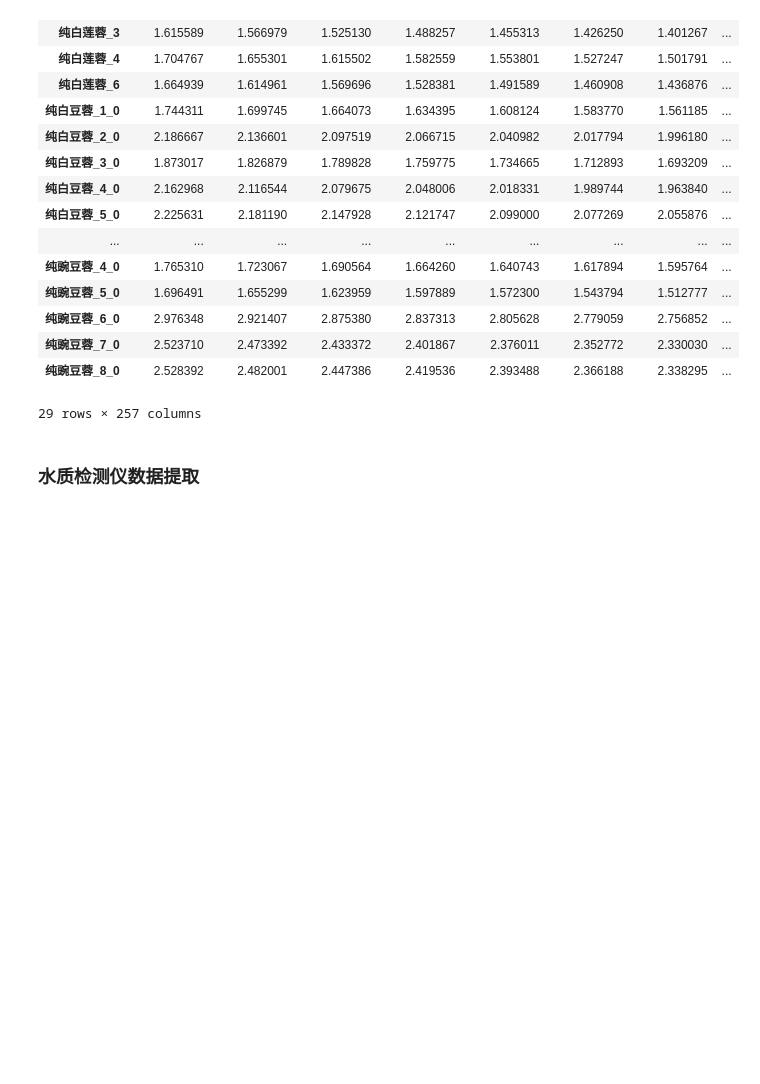
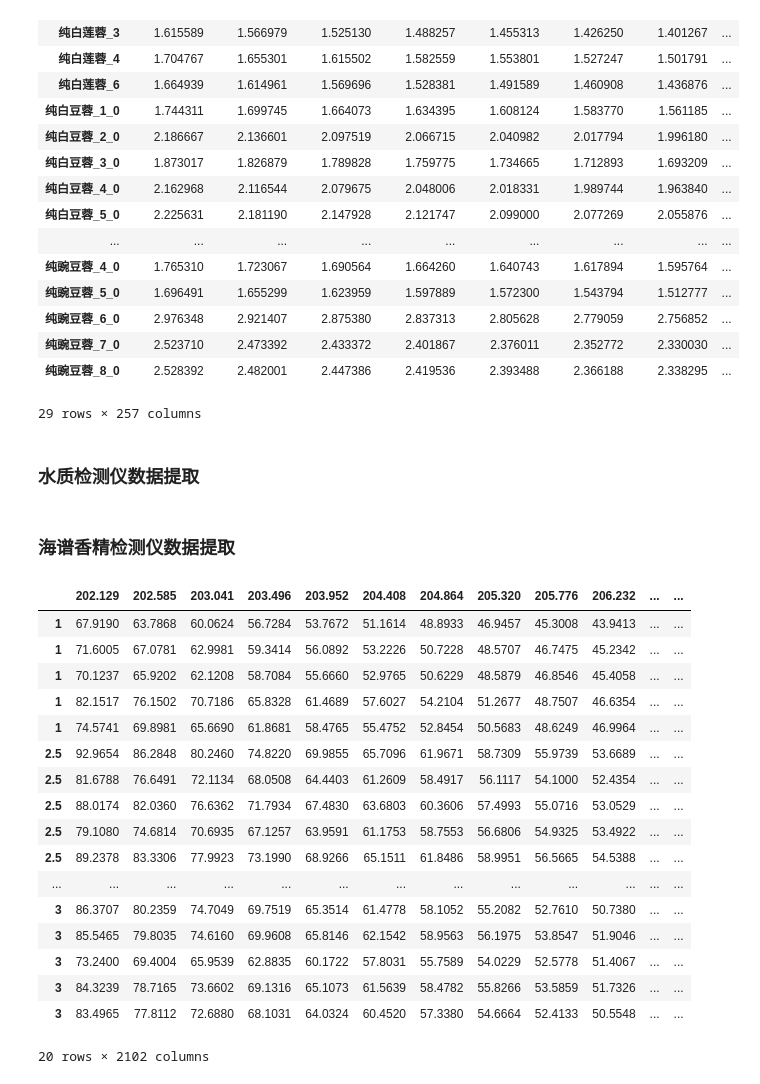
Before and after one commit to zwb-2023/Spectrum_analyse, a Jupyter notebook: 各种仪器数据提取模板.ipynb, the cells around one changed output. Drawn from its saved outputs; the diff is of its cells as text; code cells hidden in the pictures; blank space fills up the shorter version.

```diff
--- a/各种仪器数据提取模板.ipynb
+++ b/各种仪器数据提取模板.ipynb
@@ -84,3 +84,5 @@ for file in file_list:
 
 wave = df.iloc[:,0].values
 spectrum = np.array(spectrum)
+# %% [markdown]
+### 海谱香精检测仪数据提取
@@ -86,0 +329,39 @@ spectrum = np.array(spectrum)
+# %%
+import glob
+import numpy as np
+import pandas as pd
+file_list = glob.glob(rf'I:\experiment_data\洗脱液\不同倍数洗脱液\*.dat')
+
+transmittance = []
+labels = []
+for file in file_list :
+    result = read_dat_xml_fun(file)
+    transmittance.append(np.array(result['all_avg_cell']))
+    labels.append([file.split('\\')[-1][:-4]]*np.array(result['all_avg_cell']).shape[0])
+
+labels = np.array(labels)
+labels = labels.reshape(-1)
+transmittance = np.concat(transmittance)
+wavelengths =[float(x) for x in result['all_wavelength']]
+transmittance_pd = pd.DataFrame(transmittance, index=labels, columns=wavelengths)
+# transmittance_pd = transmittance_pd.groupby(transmittance_pd.index).first()
+transmittance_pd
+# %% [output]
+|  | 202.129 | 202.585 | 203.041 | 203.496 | 203.952 | 204.408 | 204.864 | 205.320 | 205.776 | 206.232 | ... | ... |
+| 1 | 67.9190 | 63.7868 | 60.0624 | 56.7284 | 53.7672 | 51.1614 | 48.8933 | 46.9457 | 45.3008 | 43.9413 | ... | ... |
+| 1 | 71.6005 | 67.0781 | 62.9981 | 59.3414 | 56.0892 | 53.2226 | 50.7228 | 48.5707 | 46.7475 | 45.2342 | ... | ... |
+| 1 | 70.1237 | 65.9202 | 62.1208 | 58.7084 | 55.6660 | 52.9765 | 50.6229 | 48.5879 | 46.8546 | 45.4058 | ... | ... |
+| 1 | 82.1517 | 76.1502 | 70.7186 | 65.8328 | 61.4689 | 57.6027 | 54.2104 | 51.2677 | 48.7507 | 46.6354 | ... | ... |
+| 1 | 74.5741 | 69.8981 | 65.6690 | 61.8681 | 58.4765 | 55.4752 | 52.8454 | 50.5683 | 48.6249 | 46.9964 | ... | ... |
+| 2.5 | 92.9654 | 86.2848 | 80.2460 | 74.8220 | 69.9855 | 65.7096 | 61.9671 | 58.7309 | 55.9739 | 53.6689 | ... | ... |
+| 2.5 | 81.6788 | 76.6491 | 72.1134 | 68.0508 | 64.4403 | 61.2609 | 58.4917 | 56.1117 | 54.1000 | 52.4354 | ... | ... |
+| 2.5 | 88.0174 | 82.0360 | 76.6362 | 71.7934 | 67.4830 | 63.6803 | 60.3606 | 57.4993 | 55.0716 | 53.0529 | ... | ... |
+| 2.5 | 79.1080 | 74.6814 | 70.6935 | 67.1257 | 63.9591 | 61.1753 | 58.7553 | 56.6806 | 54.9325 | 53.4922 | ... | ... |
+| 2.5 | 89.2378 | 83.3306 | 77.9923 | 73.1990 | 68.9266 | 65.1511 | 61.8486 | 58.9951 | 56.5665 | 54.5388 | ... | ... |
+| ... | ... | ... | ... | ... | ... | ... | ... | ... | ... | ... | ... | ... |
+| 3 | 86.3707 | 80.2359 | 74.7049 | 69.7519 | 65.3514 | 61.4778 | 58.1052 | 55.2082 | 52.7610 | 50.7380 | ... | ... |
+| 3 | 85.5465 | 79.8035 | 74.6160 | 69.9608 | 65.8146 | 62.1542 | 58.9563 | 56.1975 | 53.8547 | 51.9046 | ... | ... |
+| 3 | 73.2400 | 69.4004 | 65.9539 | 62.8835 | 60.1722 | 57.8031 | 55.7589 | 54.0229 | 52.5778 | 51.4067 | ... | ... |
+| 3 | 84.3239 | 78.7165 | 73.6602 | 69.1316 | 65.1073 | 61.5639 | 58.4782 | 55.8266 | 53.5859 | 51.7326 | ... | ... |
+| 3 | 83.4965 | 77.8112 | 72.6880 | 68.1031 | 64.0324 | 60.4520 | 57.3380 | 54.6664 | 52.4133 | 50.5548 | ... | ... |
+20 rows × 2102 columns
```
Also changed, not shown: parts of 2 cells of this notebook, 1 other file.
